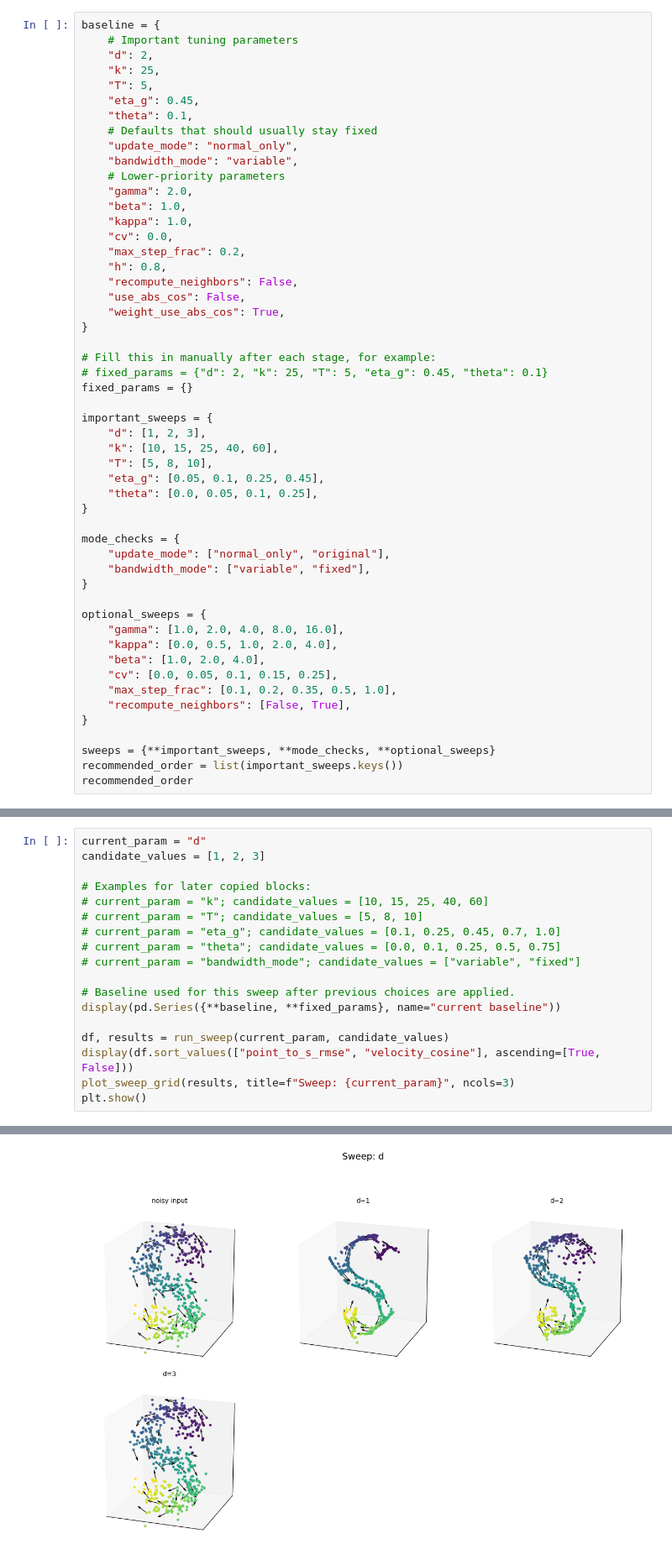
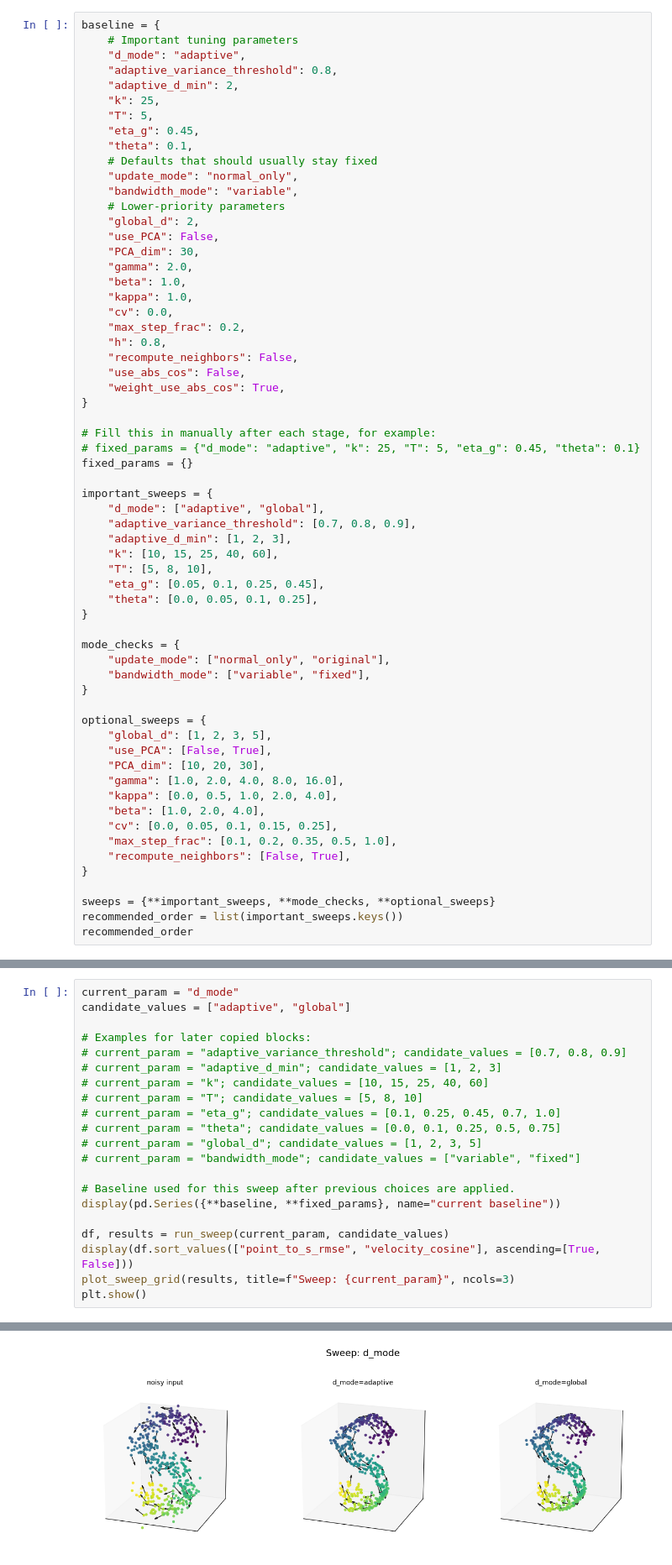
Before and after one commit to jingyuanhu01/ManfitVelo, a Jupyter notebook: notebooks/method_tests/s_curve_parameter_workflow.ipynb, the cells around one changed output, grey strips where cells are left out. Shown at 84% size. Saved outputs shown, nothing was run; the diff lists cells and outputs as text.

```diff
--- a/notebooks/method_tests/s_curve_parameter_workflow.ipynb
+++ b/notebooks/method_tests/s_curve_parameter_workflow.ipynb
@@ -92,7 +92,9 @@ Edit `fixed_params` after each sweep. Once you choose a value, put it there and
 # %%
 baseline = {
     # Important tuning parameters
-    "d": 2,
+    "d_mode": "adaptive",
+    "adaptive_variance_threshold": 0.8,
+    "adaptive_d_min": 2,
     "k": 25,
     "T": 5,
     "eta_g": 0.45,
@@ -101,6 +103,9 @@ baseline = {
     "update_mode": "normal_only",
     "bandwidth_mode": "variable",
     # Lower-priority parameters
+    "global_d": 2,
+    "use_PCA": False,
+    "PCA_dim": 30,
     "gamma": 2.0,
     "beta": 1.0,
     "kappa": 1.0,
@@ -113,11 +118,13 @@ baseline = {
 }
 
 # Fill this in manually after each stage, for example:
-# fixed_params = {"d": 2, "k": 25, "T": 5, "eta_g": 0.45, "theta": 0.1}
+# fixed_params = {"d_mode": "adaptive", "k": 25, "T": 5, "eta_g": 0.45, "theta": 0.1}
 fixed_params = {}
 
 important_sweeps = {
-    "d": [1, 2, 3],
+    "d_mode": ["adaptive", "global"],
+    "adaptive_variance_threshold": [0.7, 0.8, 0.9],
+    "adaptive_d_min": [1, 2, 3],
     "k": [10, 15, 25, 40, 60],
     "T": [5, 8, 10],
     "eta_g": [0.05, 0.1, 0.25, 0.45],
@@ -130,6 +137,9 @@ mode_checks = {
 }
 
 optional_sweeps = {
+    "global_d": [1, 2, 3, 5],
+    "use_PCA": [False, True],
+    "PCA_dim": [10, 20, 30],
     "gamma": [1.0, 2.0, 4.0, 8.0, 16.0],
     "kappa": [0.0, 0.5, 1.0, 2.0, 4.0],
     "beta": [1.0, 2.0, 4.0],
@@ -240,14 +256,17 @@ def plot_sweep_grid(results, title=None, ncols=3, include_input=True):
 
 Copy the next two cells for each parameter. First set `current_param` and `candidate_values`, then inspect the table/grid. In the second cell, set `optimal_value` to your chosen candidate and run it to update `fixed_params`.
 # %%
-current_param = "d"
-candidate_values = [1, 2, 3]
+current_param = "d_mode"
+candidate_values = ["adaptive", "global"]
 
 # Examples for later copied blocks:
+# current_param = "adaptive_variance_threshold"; candidate_values = [0.7, 0.8, 0.9]
+# current_param = "adaptive_d_min"; candidate_values = [1, 2, 3]
 # current_param = "k"; candidate_values = [10, 15, 25, 40, 60]
 # current_param = "T"; candidate_values = [5, 8, 10]
 # current_param = "eta_g"; candidate_values = [0.1, 0.25, 0.45, 0.7, 1.0]
 # current_param = "theta"; candidate_values = [0.0, 0.1, 0.25, 0.5, 0.75]
+# current_param = "global_d"; candidate_values = [1, 2, 3, 5]
 # current_param = "bandwidth_mode"; candidate_values = ["variable", "fixed"]
 
 # Baseline used for this sweep after previous choices are applied.
@@ -282,3 +300,3 @@ Name: current baseline, dtype: object
-[figure, old version]
+[figure, new version]
 # %%
 # Set this to the candidate you pick from the table/grid above.
```
Also changed, not shown: parts of 23 cells of this notebook, 8 other files.
